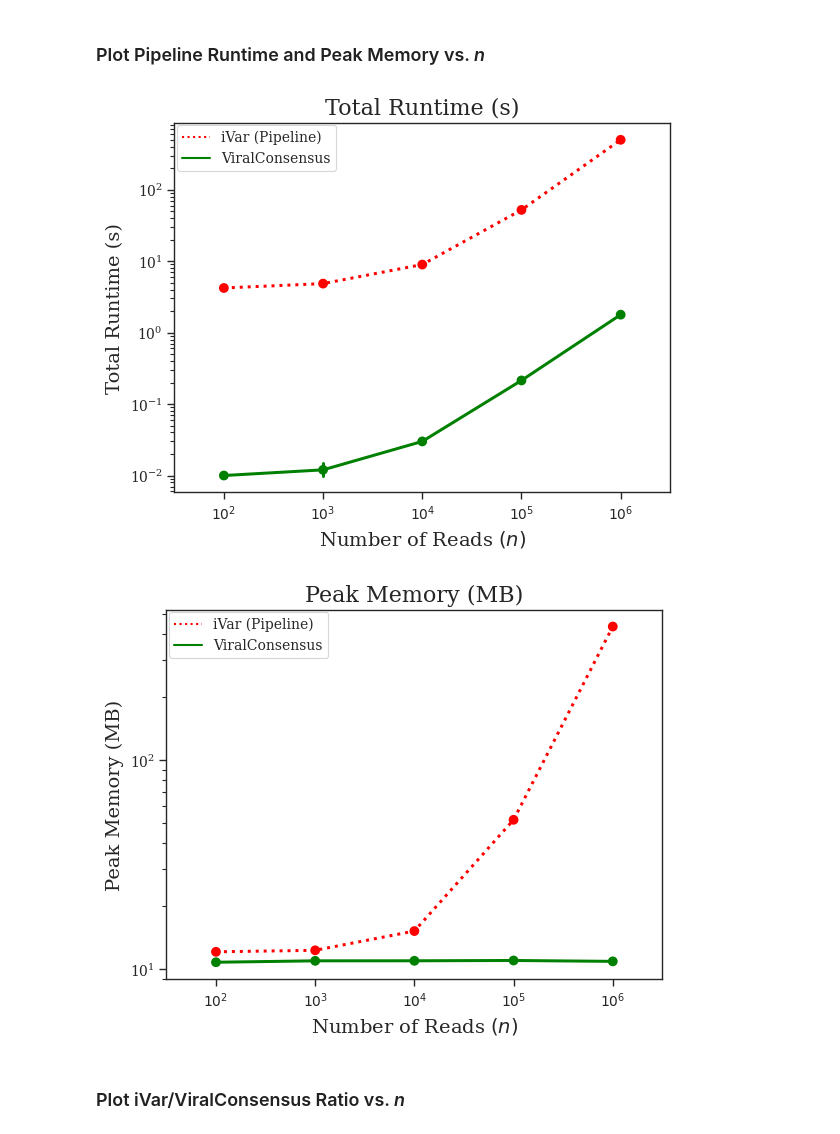
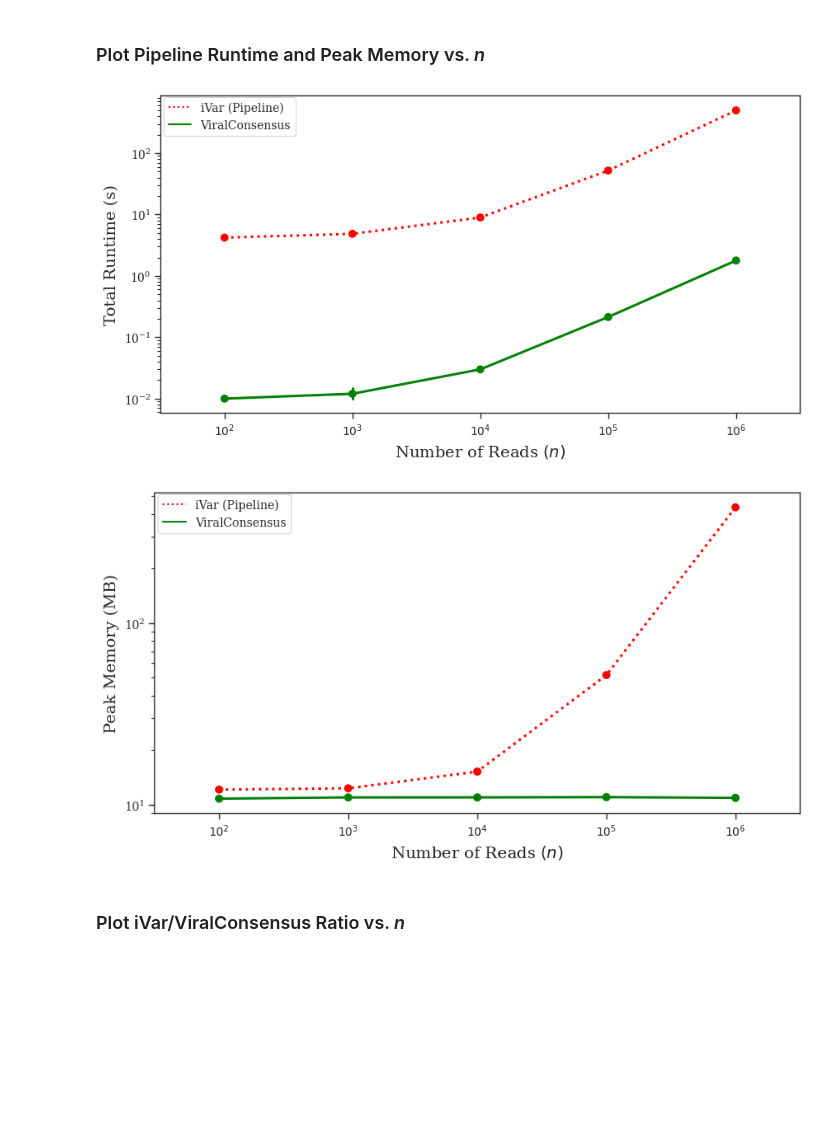
Before and after one commit to niemasd/ViralConsensus-Paper, a Jupyter notebook: scripts/Figures.ipynb, the cells around one changed output. Cells and saved outputs as stored; diff of their text form; code cells hidden in the pictures; blank space fills up the shorter version.

```diff
--- a/scripts/Figures.ipynb
+++ b/scripts/Figures.ipynb
@@ -38,8 +38,8 @@ meta = {
         'ivar_pipeline': 'iVar (Pipeline)',
         'ivarconsensus': 'iVar (Pipeline)',
         'viralconsensus': 'ViralConsensus',
-        'illumina': 'Illumina',
-        'ont': 'ONT',
+        'illumina': 'Illumina HiSeq 2000',
+        'ont': 'Oxford Nanopore Technologies (ONT)',
         'time': 'Total Runtime (s)',
         'mem': 'Peak Memory (MB)',
         'ratio_time': 'iVar/ViralConsensus Runtime Ratio',
@@ -49,6 +49,7 @@ meta = {
     'color': {
         'amplipy_aio': 'blue',
         'ivar_pipeline': 'red',
+        'ivarconsensus': 'red',
         'viralconsensus': 'green',
         'ratio': 'black',
     },
@@ -56,6 +57,7 @@ meta = {
     'linestyle': {
         'amplipy_aio': '--',
         'ivar_pipeline': ':',
+        'ivarconsensus': ':',
         'viralconsensus': '-',
         'ratio': '-',
     },
@@ -120,28 +122,28 @@ for z_fn in glob('%s/time_memory_benchmark/n*/n*.r*.zip' % DATADIR):
 ### Plot Pipeline Runtime and Peak Memory vs. *n*
 # %%
 for plot in ['time', 'mem']:
-    fig, ax = plt.subplots(); handles = list()
+    fig, ax = plt.subplots(figsize=(10,5)); handles = list()
     #for pipeline in ['ivar_pipeline', 'amplipy_aio', 'viralconsensus']:
     for pipeline in ['ivar_pipeline', 'viralconsensus']:
         handles.append(Line2D([0],[0],color=meta['color'][pipeline],label=meta['label'][pipeline],linewidth=1.5,linestyle=meta['linestyle'][pipeline]))
         x = list(); y = list()
         for n in sorted(data.keys()):
             for r in sorted(data[n].keys()):
                 x.append(sci_not_mult10(n))
                 if plot == 'time':
                     y.append(sum(data[n][r][meta['time_fn'][step]][plot] for step in meta['steps'][pipeline]))
                 elif plot == 'mem':
                     y.append(max(data[n][r][meta['time_fn'][step]][plot] for step in meta['steps'][pipeline]))
         pointplot(x=x, y=y, color=meta['color'][pipeline], linestyles=meta['linestyle'][pipeline])
     plt.xlabel(r'Number of Reads $\left(n\right)$')
     plt.ylabel(meta['label'][plot])
-    plt.title(meta['label'][plot])
+    #plt.title(meta['label'][plot])
     ax.set_yscale('log')
     plt.legend(handles=handles,bbox_to_anchor=(0.005, 0.995), loc=2, borderaxespad=0., frameon=True)
     fig.savefig('%s/%s.pdf' % (FIGDIR, plot), format='pdf', bbox_inches='tight')
 # %% [output]
-[figure, old version]
+[figure, new version]
-[figure, old version]
+[figure, new version]
 # %% [markdown]
 ### Plot iVar/ViralConsensus Ratio vs. *n*
 # %%
```
Also changed, not shown: parts of 2 cells of this notebook, 6 other files.
